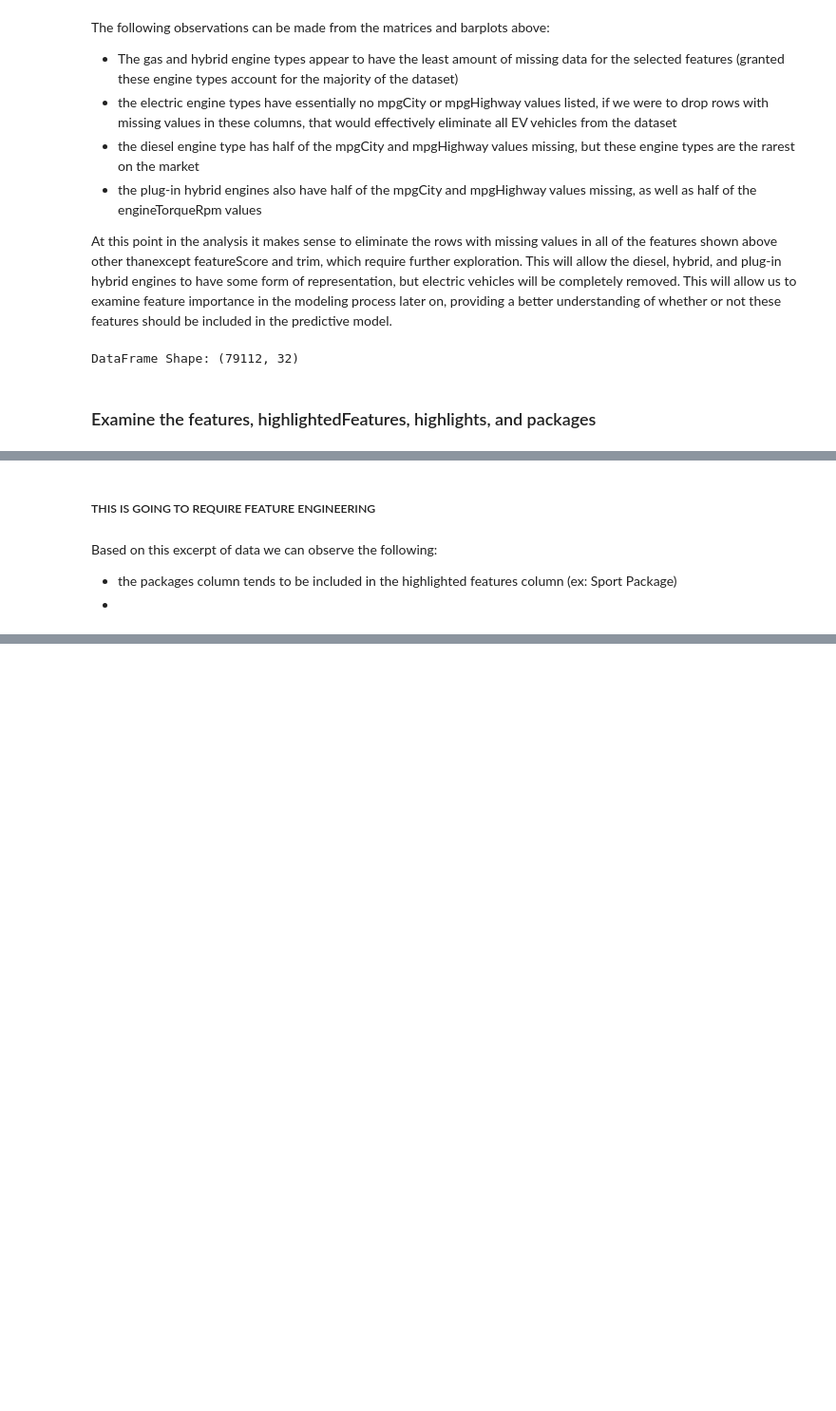
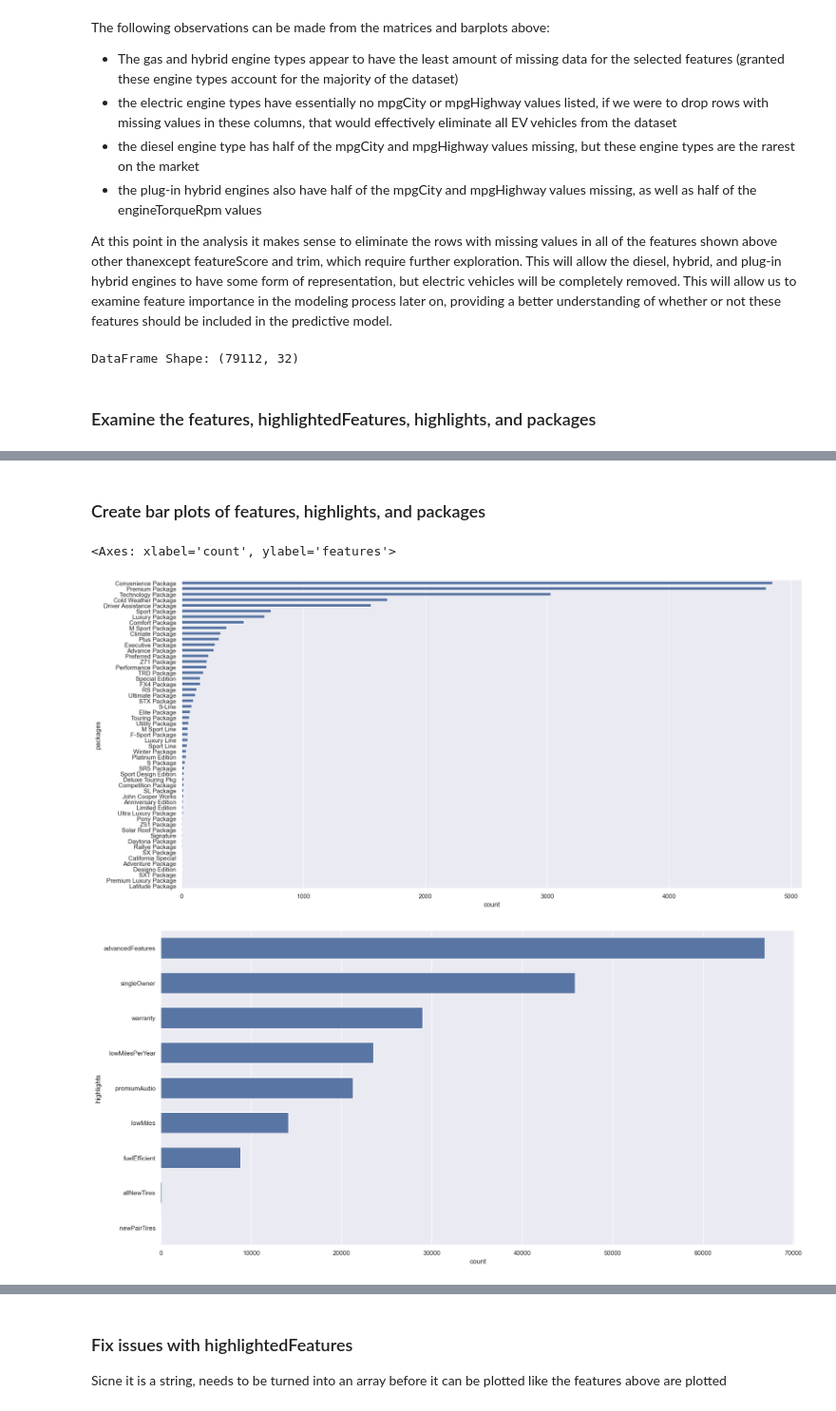
Before and after one commit to demyasa/Predictive-Analysis-of-Car-Trade-In-Values, a Jupyter notebook: EDA_2.ipynb, the cells around one changed output, grey strips where cells are left out. Shown at 95% size. Saved outputs shown, nothing was run; the diff lists cells and outputs as text; code cells hidden in the pictures; blank space fills up the shorter version.

Commit message:
Explore potential features, packages, and highlights for each vehicle

```diff
--- a/EDA_2.ipynb
+++ b/EDA_2.ipynb
@@ -377,9 +377,30 @@ vehicle_options_df.head(10)
 | 7 | 2020 | Porsche | Macan | 4D Sport Utility | [Alloy Wheels, Parking Sensors, S... | Premium Package,4WD/AWD,Turbo Cha... | [lowMilesPerYear, advancedFeature... | [Premium Package, Sport Design Ed... |
 | 8 | 2021 | Hyundai | Sonata | 4D Sedan | [Power Locks, Automated Cruise Co... | Rear View Camera,Front Seat Heate... | [singleOwner, lowMilesPerYear, wa... | [] |
 | 10 | 2020 | Ford | F150 | 4D Crew Cab | [Power Windows, Rear Defroster, A... | Sport Package,Turbo Charged Engin... | [] | [Sport Package] |
-# %% [markdown]
-##### THIS IS GOING TO REQUIRE FEATURE ENGINEERING
-# %% [markdown]
-Based on this excerpt of data we can observe the following:
-- the packages column tends to be included in the highlighted features column (ex: Sport Package)
--
+# %% [markdown]
+### Create bar plots of features, highlights, and packages
+# %%
+# Create DF of just packages
+packagesDf = vehicle_options_df['packages']
+packages_exploded = packagesDf.explode('packages')
+
+plt.figure(figsize = (20, 10))
+sns.countplot(y=packages_exploded, order=packages_exploded.value_counts().index, width=0.6)
+
+# Create DF of just highlights
+highlightsDf = vehicle_options_df['highlights']
+highlights_exploded = highlightsDf.explode('highlights')
+
+plt.figure(figsize = (20, 10))
+sns.countplot(y=highlights_exploded, order=highlights_exploded.value_counts().index, width=0.6)
+
+# Create DF of just features
+featuresDf = vehicle_options_df['features']
+features_exploded = featuresDf.explode('features')
+
+plt.figure(figsize = (20, 15))
+sns.countplot(y=features_exploded, order=features_exploded.value_counts().index, width=0.6)
+# %% [output]
+<Axes: xlabel='count', ylabel='features'>
+[figure, added]
+[figure, added]
@@ -385,0 +408,4 @@ Based on this excerpt of data we can observe the following:
+# %% [markdown]
+### Fix issues with highlightedFeatures
+
+Sicne it is a string, needs to be turned into an array before it can be plotted like the features above are plotted
```
Also changed, not shown: parts of 1 cell of this notebook, 1 other file.
